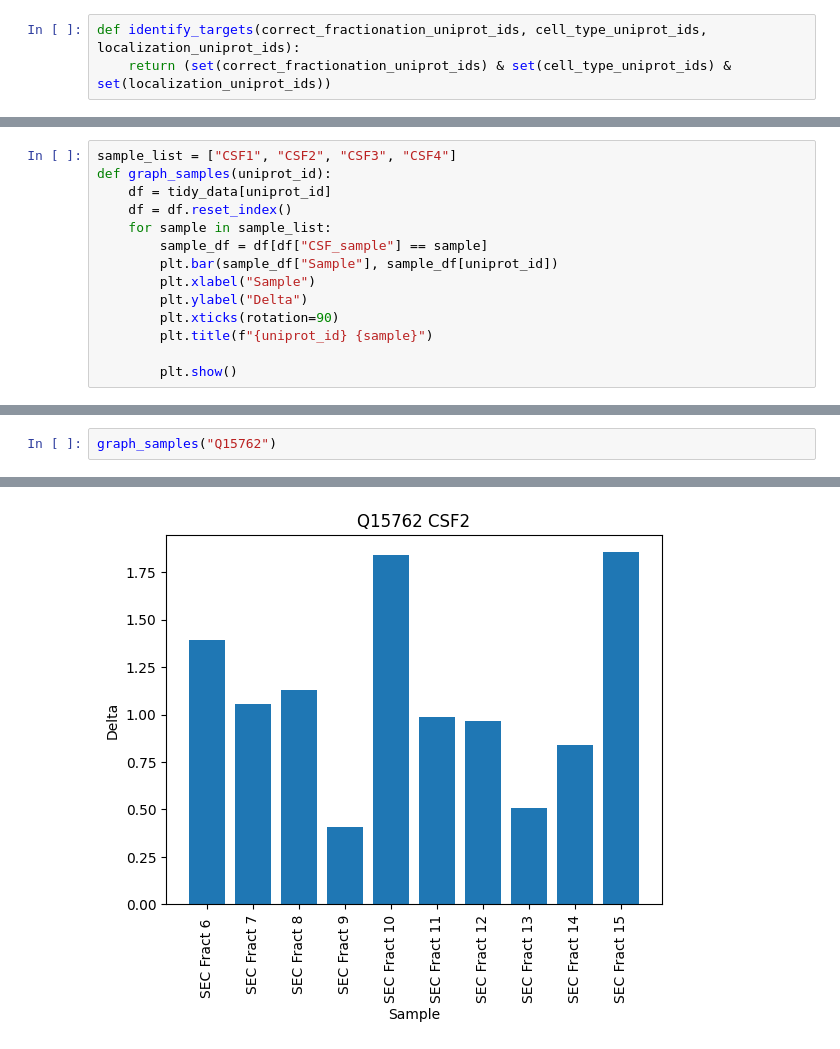
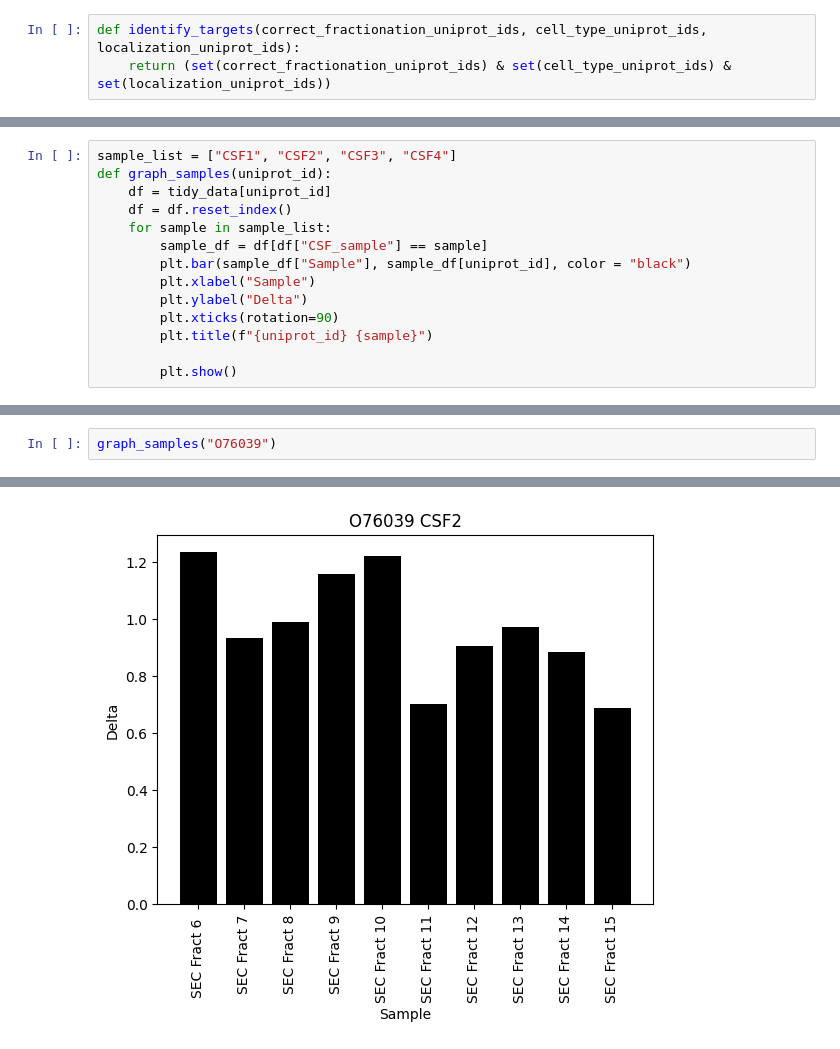
Before and after one commit to Walt-Lab/bdev_mass_spec, a Jupyter notebook: 10_analysis.ipynb, the cells around one changed output, grey strips where cells are left out. Cells and saved outputs as stored; diff of their text form.

```diff
--- a/10_analysis.ipynb
+++ b/10_analysis.ipynb
@@ -683,7 +698,7 @@ def graph_samples(uniprot_id):
     df = df.reset_index()
     for sample in sample_list:
         sample_df = df[df["CSF_sample"] == sample]
-        plt.bar(sample_df["Sample"], sample_df[uniprot_id])
+        plt.bar(sample_df["Sample"], sample_df[uniprot_id], color = "black")
         plt.xlabel("Sample")
         plt.ylabel("Delta")
         plt.xticks(rotation=90)
@@ -693,3 +712,3 @@ def graph_samples(uniprot_id):
 # %%
-graph_samples("Q15762")
+graph_samples("O76039")
 # %% [output]
@@ -697 +716 @@ graph_samples("Q15762")
-[figure, old version]
+[figure, new version]
```
Also changed, not shown: parts of 18 cells of this notebook, 5 other files.
